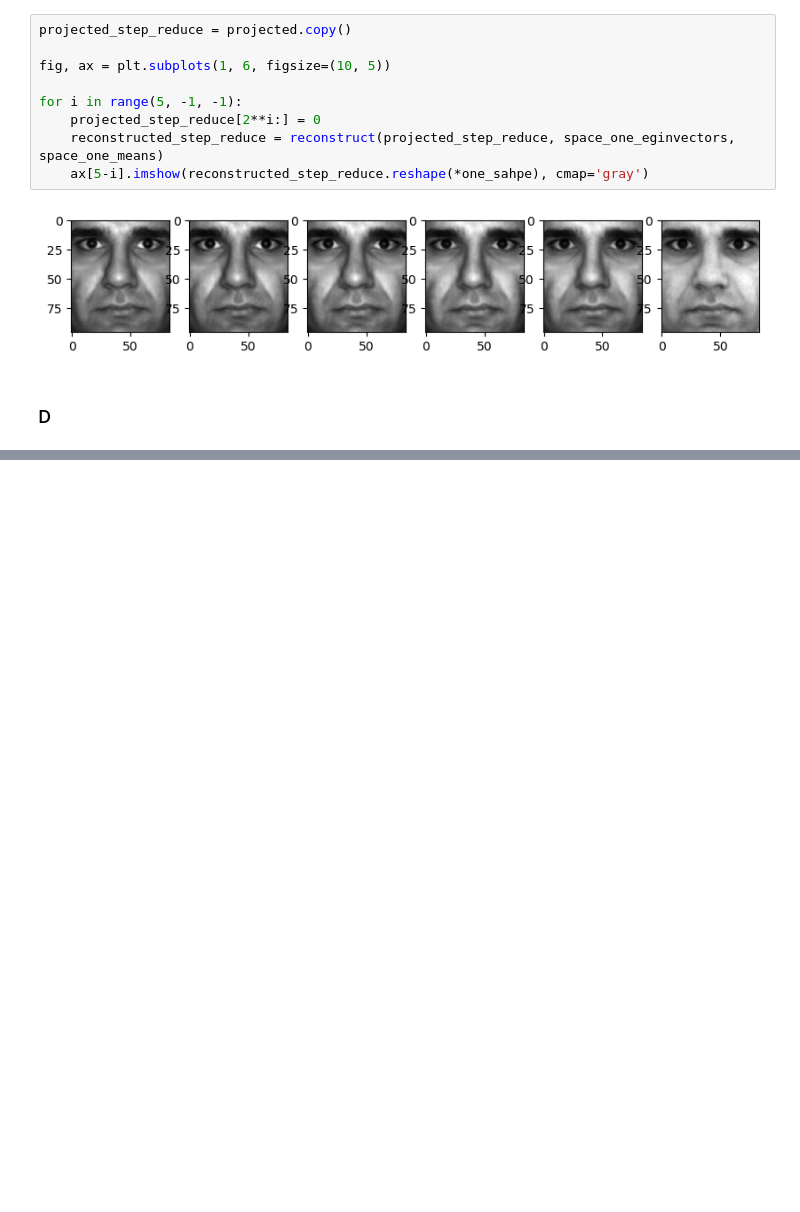
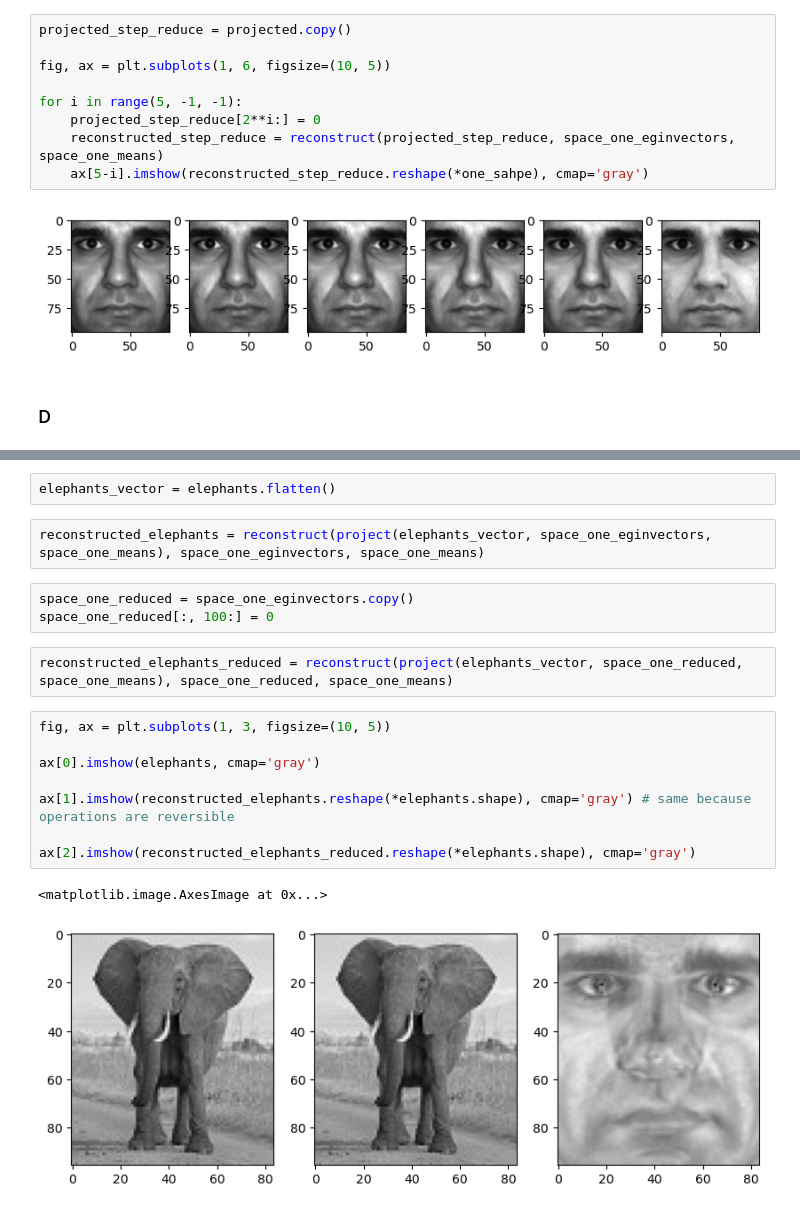
Before and after one commit to al-pi314/computer_vision, a Jupyter notebook: assigments/assignment6/solutions.ipynb, the cells around one changed output, grey strips where cells are left out. Saved outputs shown, nothing was run; the diff lists cells and outputs as text; blank space fills up the shorter version.

```diff
--- a/assigments/assignment6/solutions.ipynb
+++ b/assigments/assignment6/solutions.ipynb
@@ -278,0 +335,20 @@ for i in range(5, -1, -1):
+# %%
+elephants_vector = elephants.flatten()
+# %%
+reconstructed_elephants = reconstruct(project(elephants_vector, space_one_eginvectors, space_one_means), space_one_eginvectors, space_one_means)
+# %%
+space_one_reduced = space_one_eginvectors.copy()
+space_one_reduced[:, 100:] = 0
+# %%
+reconstructed_elephants_reduced = reconstruct(project(elephants_vector, space_one_reduced, space_one_means), space_one_reduced, space_one_means)
+# %%
+fig, ax = plt.subplots(1, 3, figsize=(10, 5))
+
+ax[0].imshow(elephants, cmap='gray')
+
+ax[1].imshow(reconstructed_elephants.reshape(*elephants.shape), cmap='gray') # same because operations are reversible
+
+ax[2].imshow(reconstructed_elephants_reduced.reshape(*elephants.shape), cmap='gray')
+# %% [output]
+<matplotlib.image.AxesImage at 0x...>
+[figure, added]
```
Also changed, not shown: parts of 8 cells of this notebook.
